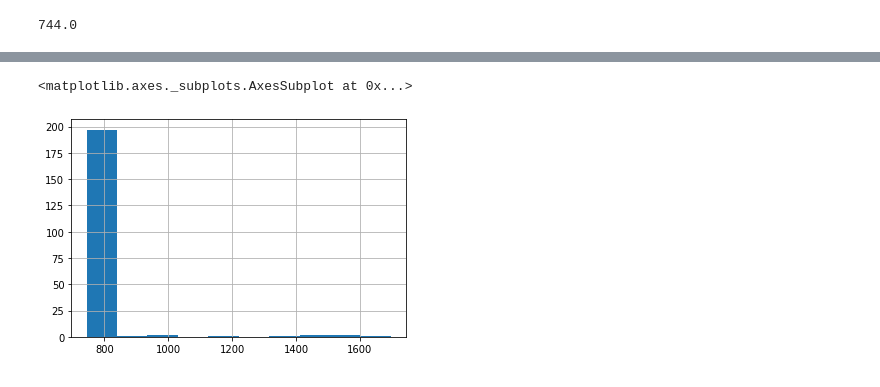
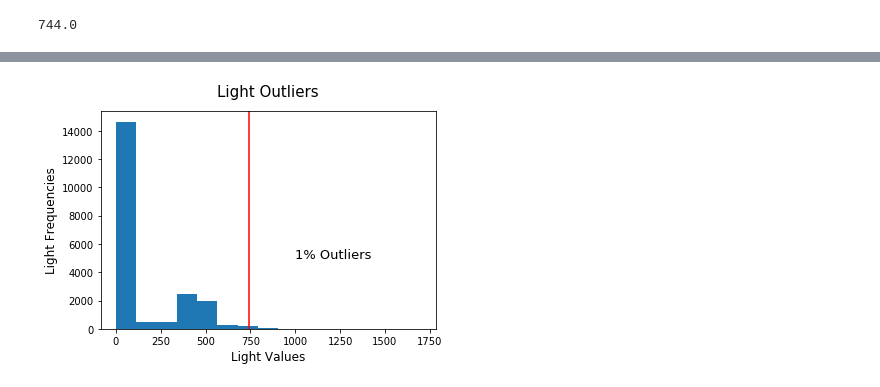
Before and after one commit to lorenzoFerri95/DataMining_Advanced, a Jupyter notebook: Lorenzo/Task 5/cluster_and_density_based_outliers.ipynb, the cells around one changed output, grey strips where cells are left out. Drawn from its saved outputs; the diff is of its cells as text; code cells hidden in the pictures.

Commit message:
outliers_2

```diff
--- a/Lorenzo/Task 5/cluster_and_density_based_outliers.ipynb
+++ b/Lorenzo/Task 5/cluster_and_density_based_outliers.ipynb
@@ -116,5 +81,0 @@ Name: Light, Length: 205, dtype: float64
-# %%
-df['Light'].loc[df['Light'] >= 744].hist()
-# %% [output]
-<matplotlib.axes._subplots.AxesSubplot at 0x...>
-[figure, removed]
@@ -122,0 +82,11 @@ from sklearn.cluster import DBSCAN
+# %%
+binsN = round(np.log2(len(df)) + 1)
+plt.hist(df['Light'], bins=int(binsN))
+plt.axvline(744, color='red')
+plt.text(1000, 5000, '1% Outliers', size=13)
+plt.title('Light Outliers', pad=15, size=15)
+plt.ylabel('Light Frequencies', size=12)
+plt.xlabel('Light Values', size=12)
+plt.show()
+# %% [output]
+[figure, added]
```
Also changed, not shown: parts of 32 cells of this notebook, 4 other files.
